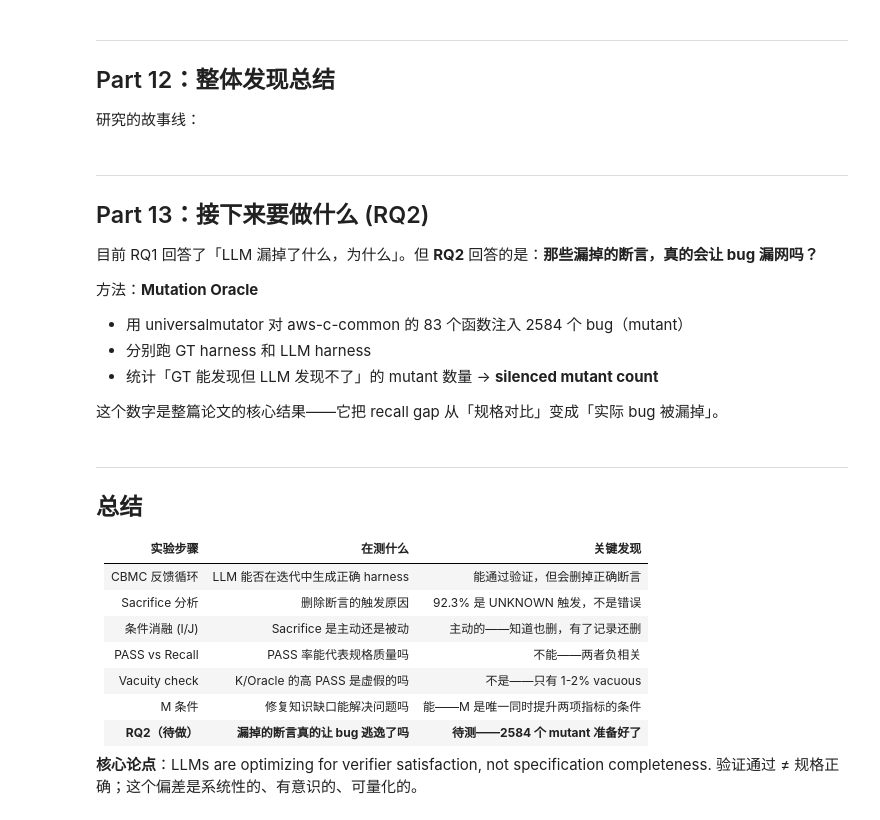
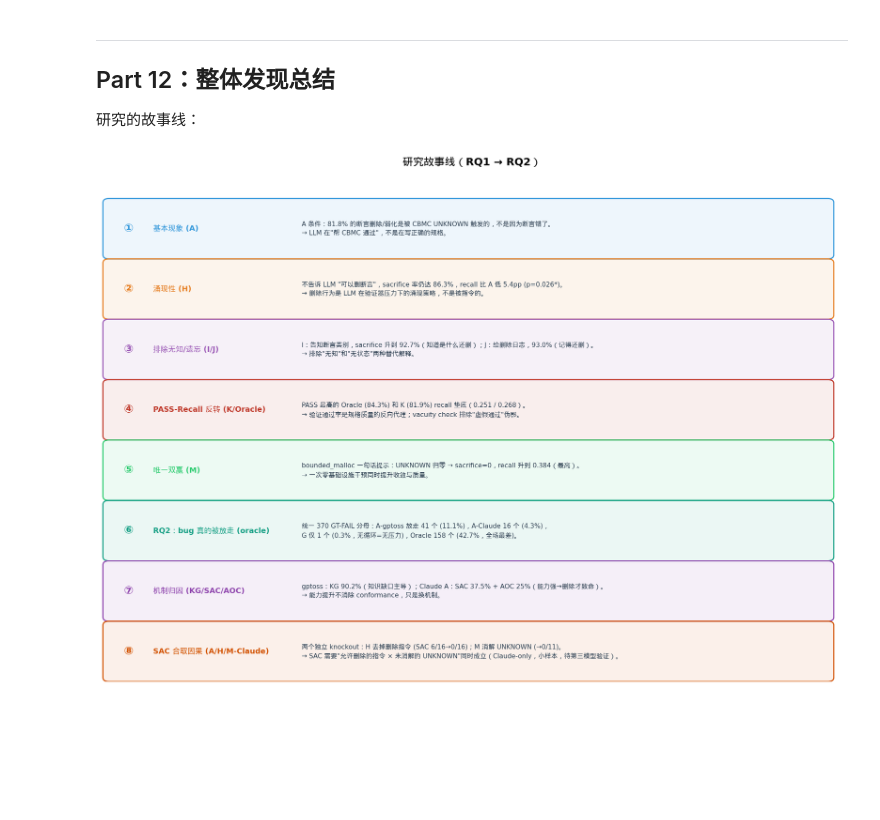
Before and after one commit to LukeW1999/LLM4Harness, a Jupyter notebook: experiment_explainer.ipynb, the cells around one changed output. Cells and saved outputs as stored; diff of their text form; code cells hidden in the pictures; blank space fills up the shorter version.

```diff
--- a/experiment_explainer.ipynb
+++ b/experiment_explainer.ipynb
@@ -807,12 +850,0 @@ plt.show()
-# %% [markdown]
----
-## Part 13：接下来要做什么 (RQ2)
-
-目前 RQ1 回答了「LLM 漏掉了什么，为什么」。但 **RQ2** 回答的是：**那些漏掉的断言，真的会让 bug 漏网吗？**
-
-方法：**Mutation Oracle**
-- 用 universalmutator 对 aws-c-common 的 83 个函数注入 2584 个 bug（mutant）
-- 分别跑 GT harness 和 LLM harness
-- 统计「GT 能发现但 LLM 发现不了」的 mutant 数量 → **silenced mutant count**
-
-这个数字是整篇论文的核心结果——它把 recall gap 从「规格对比」变成「实际 bug 被漏掉」。
@@ -846,16 +851,50 @@ print('  3. 这个数字 = silenced mutant count = 论文的核心安全性主
-# %% [markdown]
----
-## 总结
-
-| 实验步骤 | 在测什么 | 关键发现 |
-|---------|---------|--------|
-| CBMC 反馈循环 | LLM 能否在迭代中生成正确 harness | 能通过验证，但会删掉正确断言 |
-| Sacrifice 分析 | 删除断言的触发原因 | 92.3% 是 UNKNOWN 触发，不是错误 |
-| 条件消融 (I/J) | Sacrifice 是主动还是被动 | 主动的——知道也删，有了记录还删 |
-| PASS vs Recall | PASS 率能代表规格质量吗 | 不能——两者负相关 |
-| Vacuity check | K/Oracle 的高 PASS 是虚假的吗 | 不是——只有 1-2% vacuous |
-| M 条件 | 修复知识缺口能解决问题吗 | 能——M 是唯一同时提升两项指标的条件 |
-| **RQ2（待做）** | **漏掉的断言真的让 bug 逃逸了吗** | **待测——2584 个 mutant 准备好了** |
-
-**核心论点**：LLMs are optimizing for verifier satisfaction, not specification completeness.
-验证通过 ≠ 规格正确；这个偏差是系统性的、有意识的、可量化的。
+# %%
+fig, ax = plt.subplots(figsize=(14, 10))
+ax.axis('off')
+
+story = [
+    ('①', '基本现象 (A)',
+     'A 条件：81.8% 的断言删除/弱化是被 CBMC UNKNOWN 触发的，不是因为断言错了。\n'
+     '→ LLM 在"帮 CBMC 通过"，不是在写正确的规格。', '#3498db'),
+    ('②', '涌现性 (H)',
+     '不告诉 LLM "可以删断言"，sacrifice 率仍达 86.3%，recall 比 A 低 5.4pp (p=0.026*)。\n'
+     '→ 删除行为是 LLM 在验证器压力下的涌现策略，不是被指令的。', '#e67e22'),
+    ('③', '排除无知/遗忘 (I/J)',
+     'I：告知断言类别，sacrifice 升到 92.7%（知道是什么还删）；J：给删除日志，93.0%（记得还删）。\n'
+     '→ 排除"无知"和"无状态"两种替代解释。', '#9b59b6'),
+    ('④', 'PASS-Recall 反转 (K/Oracle)',
+     'PASS 最高的 Oracle (84.3%) 和 K (81.9%) recall 垫底（0.251 / 0.268）。\n'
+     '→ 验证通过率是规格质量的反向代理；vacuity check 排除"虚假通过"伪影。', '#c0392b'),
+    ('⑤', '唯一双赢 (M)',
+     'bounded_malloc 一句话提示：UNKNOWN 归零 → sacrifice=0，recall 升到 0.384（最高）。\n'
+     '→ 一次零基础设施干预同时提升收敛与质量。', '#2ecc71'),
+    ('⑥', 'RQ2：bug 真的被放走 (oracle)',
+     '统一 370 GT-FAIL 分母：A-gptoss 放走 41 个 (11.1%)，A-Claude 16 个 (4.3%)，\n'
+     'G 仅 1 个 (0.3%，无循环=无压力)，Oracle 158 个 (42.7%，全场最差)。', '#16a085'),
+    ('⑦', '机制归因 (KG/SAC/AOC)',
+     'gptoss：KG 90.2%（知识缺口主导）；Claude A：SAC 37.5% + AOC 25%（能力强→删除才致命）。\n'
+     '→ 能力提升不消除 conformance，只是换机制。', '#8e44ad'),
+    ('⑧', 'SAC 合取因果 (A/H/M-Claude)',
+     '两个独立 knockout：H 去掉删除指令 (SAC 6/16→0/16)；M 消解 UNKNOWN (→0/11)。\n'
+     '→ SAC 需要"允许删除的指令 × 未消解的 UNKNOWN"同时成立（Claude-only，小样本，待第三模型验证）。', '#d35400'),
+]
+
+n = len(story)
+row_h = 0.95 / n
+for i, (num, title, detail, color) in enumerate(story):
+    y = 0.95 - (i + 0.5) * row_h
+    ax.add_patch(mpatches.FancyBboxPatch((0.01, y - row_h/2 + 0.008), 0.97, row_h - 0.016,
+        boxstyle='round,pad=0.008', linewidth=1.5,
+        edgecolor=color, facecolor=color + '15', transform=ax.transAxes))
+    ax.text(0.03, y, num, fontsize=15, fontweight='bold', color=color,
+            transform=ax.transAxes, va='center')
+    ax.text(0.07, y, title, fontsize=10, fontweight='bold', color=color,
+            transform=ax.transAxes, va='center')
+    ax.text(0.27, y, detail, fontsize=8.6, color='#2c3e50',
+            transform=ax.transAxes, va='center', linespacing=1.5)
+
+ax.set_title('研究故事线（RQ1 → RQ2）', fontsize=14, fontweight='bold', pad=10)
+plt.tight_layout()
+plt.show()
+# %% [output]
+[figure, added]
```
Also changed, not shown: parts of 33 cells of this notebook.
